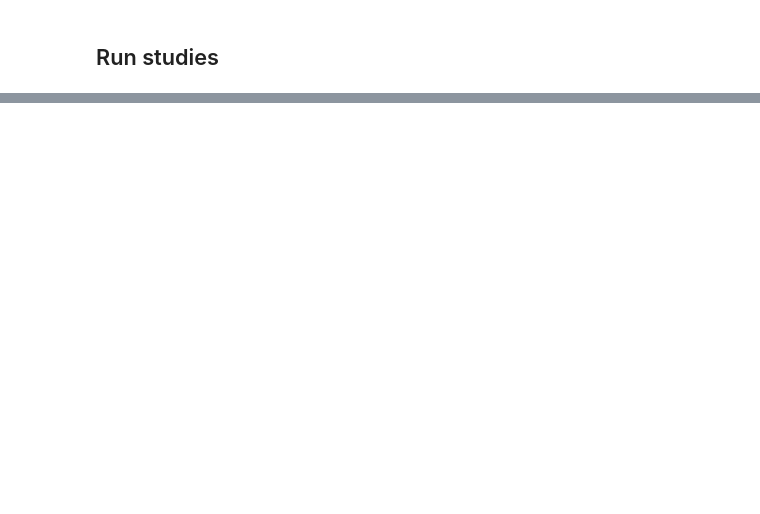
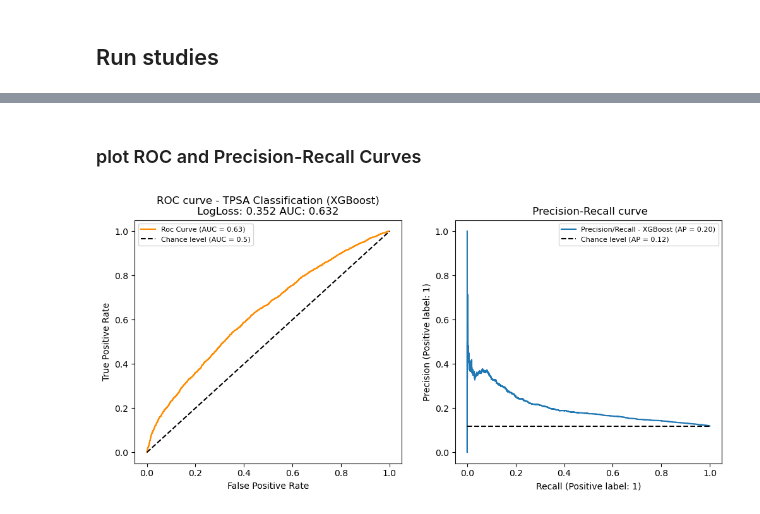
Before and after one commit to kbardool/Cellpainting-DataPrep, a Jupyter notebook: 7.2-embedded_XGBoost.ipynb, the cells around one changed output, grey strips where cells are left out. Drawn from its saved outputs; the diff is of its cells as text; code cells hidden in the pictures; blank space fills up the shorter version.

```diff
--- a/7.2-embedded_XGBoost.ipynb
+++ b/7.2-embedded_XGBoost.ipynb
@@ -1755,0 +2128,37 @@ print(f"Total time:  {datetime.now() - start}")
+# %% [markdown]
+### plot ROC and Precision-Recall Curves
+# %%
+### from sklearn.metrics import RocCurveDisplay
+# fig, axes = plt.subplots(1, 3, figsize=(16, 5))
+fig, axes = plt.subplots(1, 2, figsize=(12, 5))
+
+
+roc_display = skm.RocCurveDisplay.from_predictions(
+    y_test_np,
+    y_pred,
+    name=f"Roc Curve",
+    color="darkorange",
+    plot_chance_level=True,
+    ax = axes[0])
+
+_ = roc_display.ax_.set(
+    xlabel="False Positive Rate",
+    ylabel="True Positive Rate",
+    title=f"ROC curve - TPSA Classification (XGBoost)\n LogLoss: {metrics['logloss'] :0.3f} AUC: {metrics['roc_auc']:0.3f} ",
+)
+_ = roc_display.ax_.legend(fontsize=8);
+
+# prec, recall, _ = skm.precision_recall_curve(y_test, predictions, pos_label=1)
+# pr_display = skm.PrecisionRecallDisplay(precision=prec, recall=recall)
+pr_display = skm.PrecisionRecallDisplay.from_predictions(
+    y_test_np,
+    y_pred,
+    name="Precision/Recall - XGBoost",
+    plot_chance_level=True,
+    ax = axes[1])
+
+_ = pr_display.ax_.set_title(" Precision-Recall curve");
+_ = pr_display.ax_.legend(fontsize=8);
+# plt.show()
+# %% [output]
+[figure, added]
```
Also changed, not shown: parts of 152 cells of this notebook, 17 other files.
